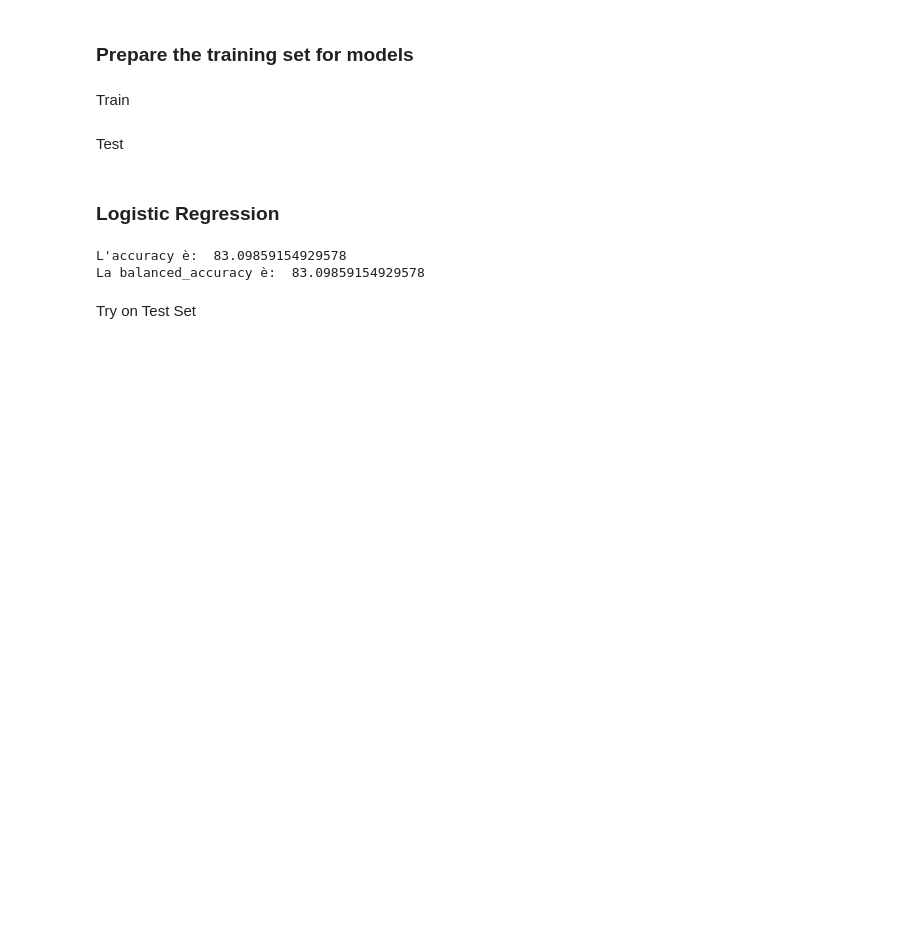
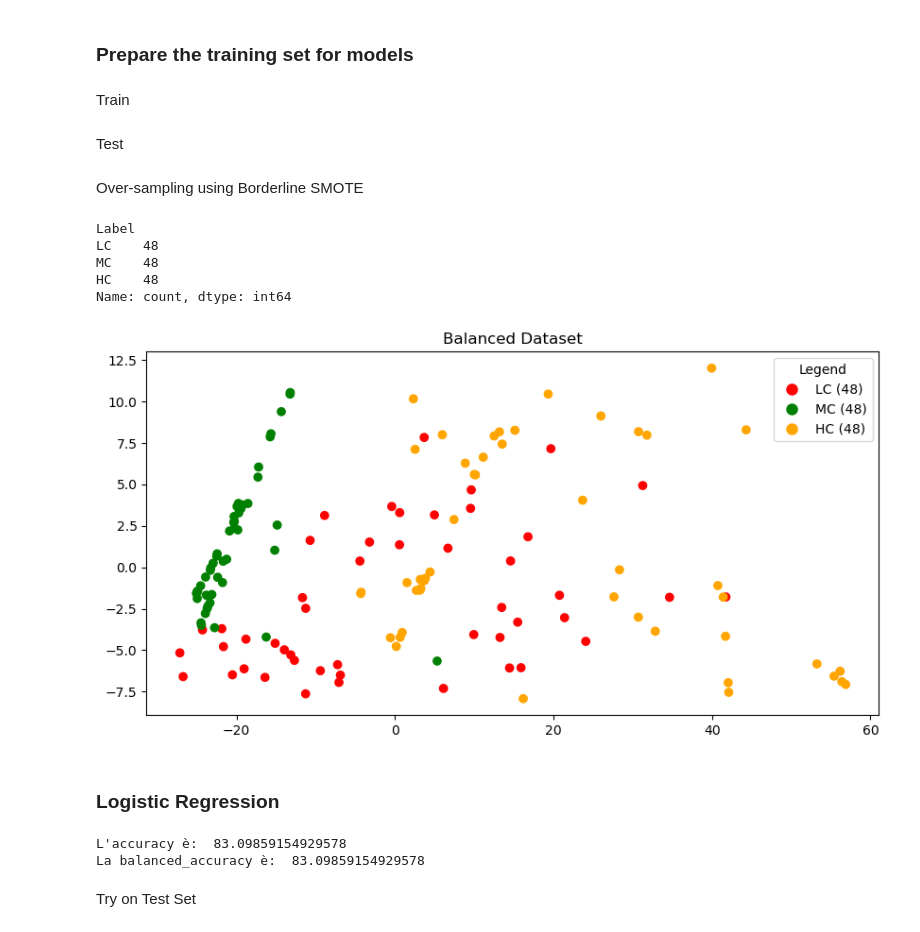
Before and after one commit to Bvs00/AI4ODA_projectwork, a Jupyter notebook: Lipidoma/notebook_lipidoma_models.ipynb, the cells around one changed output. Saved outputs shown, nothing was run; the diff lists cells and outputs as text; code cells hidden in the pictures; blank space fills up the shorter version.

```diff
--- a/Lipidoma/notebook_lipidoma_models.ipynb
+++ b/Lipidoma/notebook_lipidoma_models.ipynb
@@ -520,6 +520,33 @@ x_test_centered_pca.columns = [f'PC{i+1}' for i in range(x_test_centered_pca.sha
 x_test_centered_pca = x_test_centered_pca.transpose()
 x_test_centered_pca.columns = name_sample_test
 x_test_centered_pca = x_test_centered_pca.transpose()
+# %% [markdown]
+Over-sampling using Borderline SMOTE
+# %%
+from imblearn.over_sampling import BorderlineSMOTE
+
+bls = BorderlineSMOTE(random_state=99)
+x_bil,y_bil = bls.fit_resample(X_w,Y_w)
+counts_bil = y_bil.value_counts()
+print(counts_bil)
+x_bil_2dim = PCA(n_components=2).fit_transform(x_bil)
+
+plt.figure(figsize=(10, 5))
+plt.title("Balanced Dataset")
+plt.scatter(x_bil_2dim[:,0], x_bil_2dim[:,1], c=[color_mapping[label] for label in y_bil])
+plt.legend(handles=[
+    plt.Line2D([0], [0], marker='o', color='w', label=f'LC ({counts_bil["LC"]})', markerfacecolor='red', markersize=10),
+    plt.Line2D([0], [0], marker='o', color='w', label=f'MC ({counts_bil["MC"]})', markerfacecolor='green', markersize=10),
+    plt.Line2D([0], [0], marker='o', color='w', label=f'HC ({counts_bil["HC"]})', markerfacecolor='orange', markersize=10)
+], title='Legend')
+plt.show()
+# %% [output]
+Label
+LC    48
+MC    48
+HC    48
+Name: count, dtype: int64
+[figure, added]
 # %% [markdown]
 ### Logistic Regression
 # %%
```
Also changed, not shown: 4 other files.
